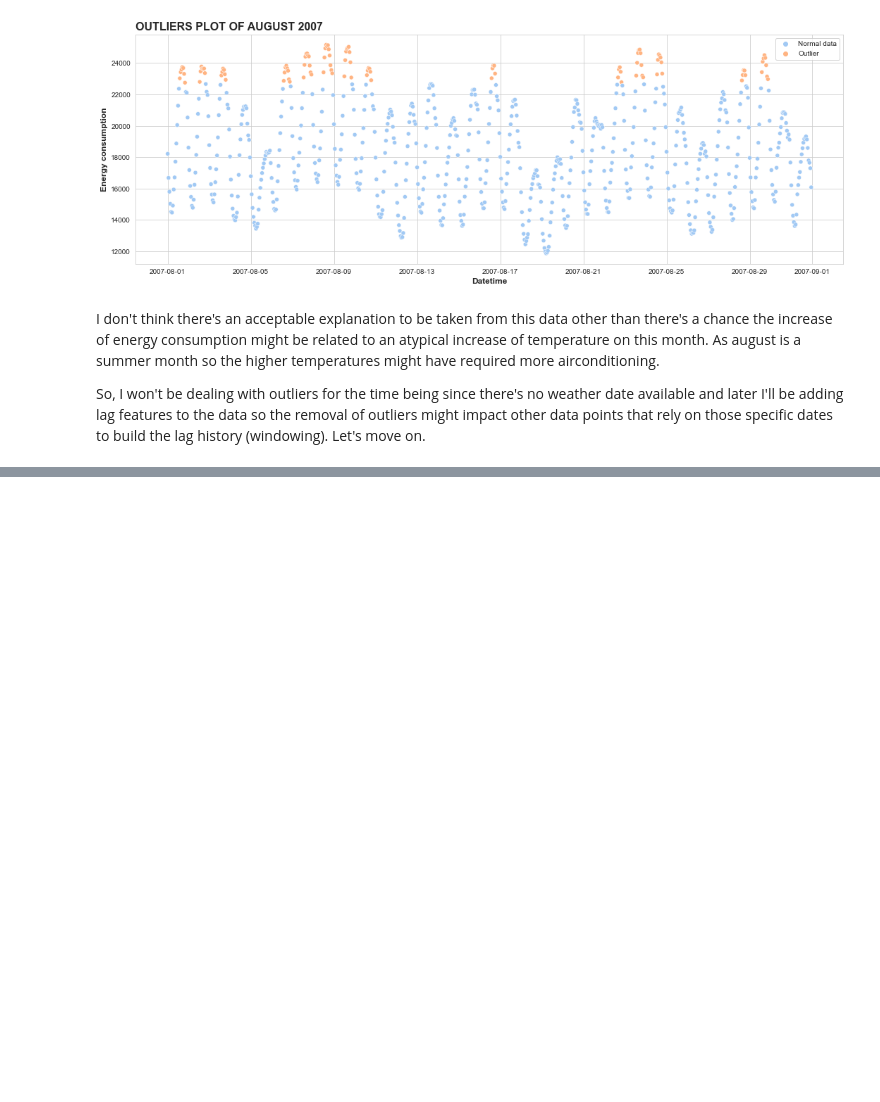
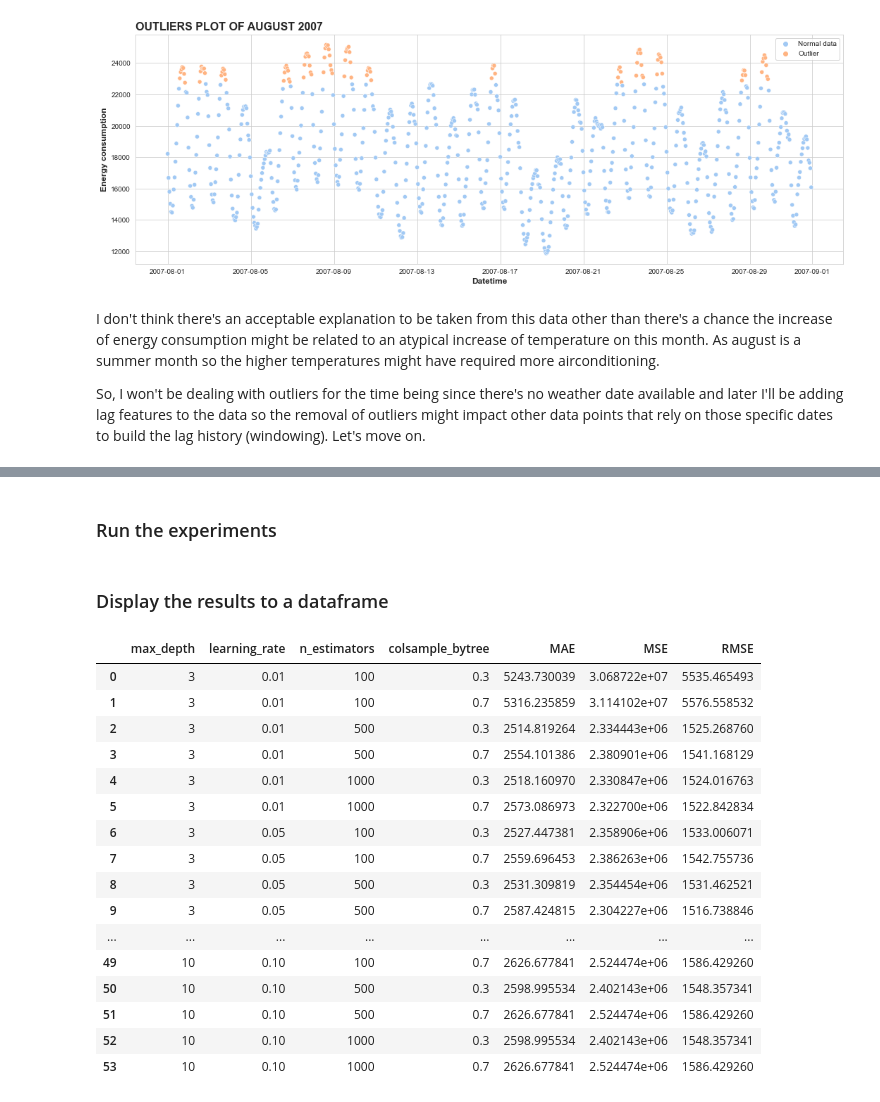
Before and after one commit to brenoingwersen/time-series-forecasting, a Jupyter notebook: Energy Consumption/Notebooks/Energy Consumption_v2.ipynb, the cells around one changed output, grey strips where cells are left out. Drawn from its saved outputs; the diff is of its cells as text; code cells hidden in the pictures; blank space fills up the shorter version.

```diff
--- a/Energy Consumption/Notebooks/Energy Consumption_v2.ipynb
+++ b/Energy Consumption/Notebooks/Energy Consumption_v2.ipynb
@@ -353,0 +542,11 @@ XGBRegressor(base_score=0.5, booster='gbtree', callbacks=None,
+# %%
+params = {'max_depth': [3, 6, 10],
+          'learning_rate': [0.01, 0.05, 0.1],
+          'n_estimators': [100, 500, 1000],
+          'colsample_bytree': [0.3, 0.7]}
+
+# Creating the hyperparameters search space by permutating the params dict
+keys, values = zip(*params.items())
+search_space = [dict(zip(keys, v)) for v in itertools.product(*values)]
+print(f'Amount of combinations: {len(search_space)}')
+search_space[:3]
@@ -353,0 +567,2 @@ XGBRegressor(base_score=0.5, booster='gbtree', callbacks=None,
+# %% [markdown]
+### Run the experiments
@@ -353,0 +584,23 @@ XGBRegressor(base_score=0.5, booster='gbtree', callbacks=None,
+# %% [markdown]
+### Display the results to a dataframe
+# %%
+search_results = pd.DataFrame.from_dict(search_space)
+search_results
+# %% [output]
+|  | max_depth | learning_rate | n_estimators | colsample_bytree | MAE | MSE | RMSE |
+| 0 | 3 | 0.01 | 100 | 0.3 | 5243.730039 | 3.068722e+07 | 5535.465493 |
+| 1 | 3 | 0.01 | 100 | 0.7 | 5316.235859 | 3.114102e+07 | 5576.558532 |
+| 2 | 3 | 0.01 | 500 | 0.3 | 2514.819264 | 2.334443e+06 | 1525.268760 |
+| 3 | 3 | 0.01 | 500 | 0.7 | 2554.101386 | 2.380901e+06 | 1541.168129 |
+| 4 | 3 | 0.01 | 1000 | 0.3 | 2518.160970 | 2.330847e+06 | 1524.016763 |
+| 5 | 3 | 0.01 | 1000 | 0.7 | 2573.086973 | 2.322700e+06 | 1522.842834 |
+| 6 | 3 | 0.05 | 100 | 0.3 | 2527.447381 | 2.358906e+06 | 1533.006071 |
+| 7 | 3 | 0.05 | 100 | 0.7 | 2559.696453 | 2.386263e+06 | 1542.755736 |
+| 8 | 3 | 0.05 | 500 | 0.3 | 2531.309819 | 2.354454e+06 | 1531.462521 |
+| 9 | 3 | 0.05 | 500 | 0.7 | 2587.424815 | 2.304227e+06 | 1516.738846 |
+| ... | ... | ... | ... | ... | ... | ... | ... |
+| 49 | 10 | 0.10 | 100 | 0.7 | 2626.677841 | 2.524474e+06 | 1586.429260 |
+| 50 | 10 | 0.10 | 500 | 0.3 | 2598.995534 | 2.402143e+06 | 1548.357341 |
+| 51 | 10 | 0.10 | 500 | 0.7 | 2626.677841 | 2.524474e+06 | 1586.429260 |
+| 52 | 10 | 0.10 | 1000 | 0.3 | 2598.995534 | 2.402143e+06 | 1548.357341 |
+| 53 | 10 | 0.10 | 1000 | 0.7 | 2626.677841 | 2.524474e+06 | 1586.429260 |
```
Also changed, not shown: parts of 89 cells of this notebook.
